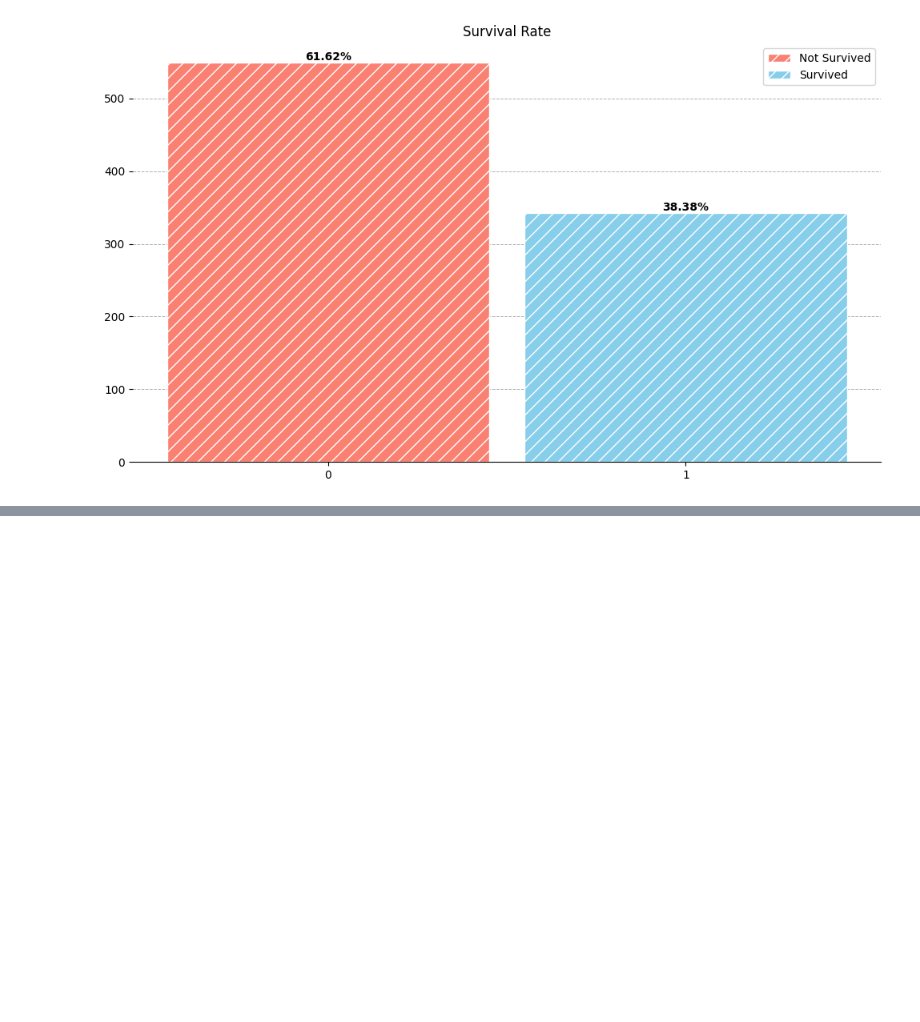
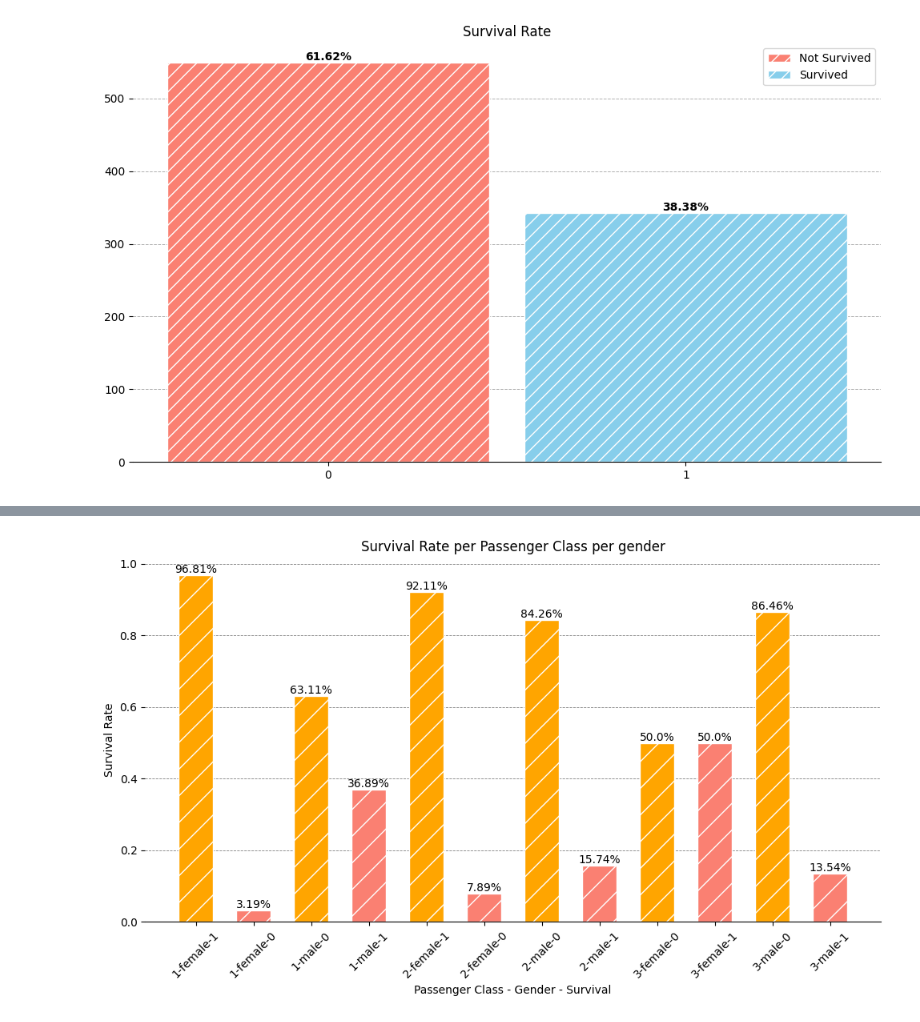
Before and after one commit to Ma7moodAs/Titanic-prediction, a Jupyter notebook: notebooks/notebook.ipynb, the cells around one changed output, grey strips where cells are left out. Cells and saved outputs as stored; diff of their text form; code cells hidden in the pictures; blank space fills up the shorter version.

```diff
--- a/notebooks/notebook.ipynb
+++ b/notebooks/notebook.ipynb
@@ -492,0 +626,26 @@ Name: proportion, dtype: float64
+# %%
+# Survival Rate per Passenger Class per gender
+idx = [ f'{Pclass}-{sex}-{survived}' for Pclass,sex,survived in df.groupby(['Passenger_Class','Sex'])['Survived'].value_counts().index]
+plt.figure(figsize=(10,6),dpi=100)
+bars = plt.bar(x=idx,
+               height=df.groupby(['Passenger_Class','Sex'])['Survived'].value_counts(normalize=True).values,
+               align='center',
+               width=0.6,
+               color=['orange','salmon'],
+               edgecolor='white',
+               hatch='/')
+for bar in bars:
+    y_val = bar.get_height()
+    x_pos = bar.get_x() + (bar.get_width()/2)
+    plt.text(x_pos,y_val,f'{np.round((y_val*100),2)}%',ha='center',va='bottom')
+plt.grid(visible=True,axis='y',linestyle='--',linewidth=0.6,color='gray')
+plt.gca().set_axisbelow(True)
+sns.despine(left=True)
+plt.title('Survival Rate per Passenger Class per gender')
+plt.xticks(rotation=45)
+plt.xlabel('Passenger Class - Gender - Survival')
+plt.ylabel('Survival Rate')
+plt.tight_layout()
+plt.show()
+# %% [output]
+[figure, added]
```
Also changed, not shown: parts of 5 cells of this notebook.
